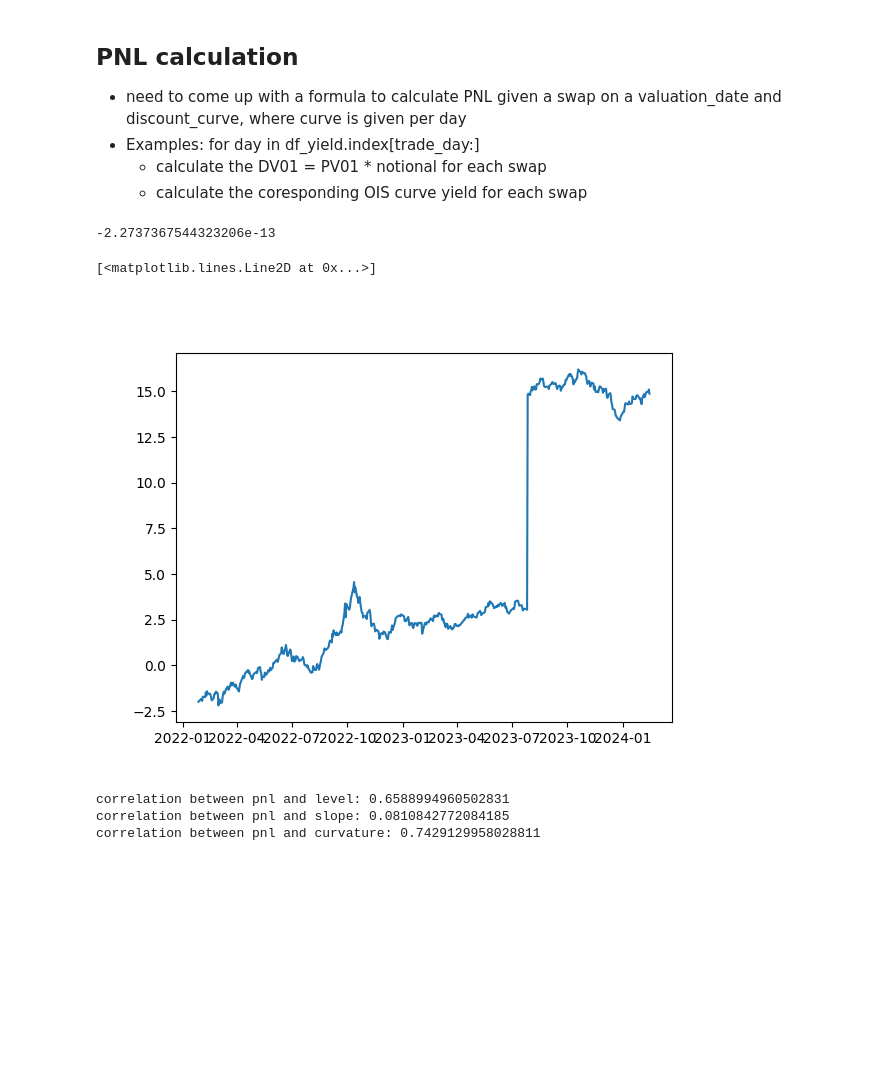
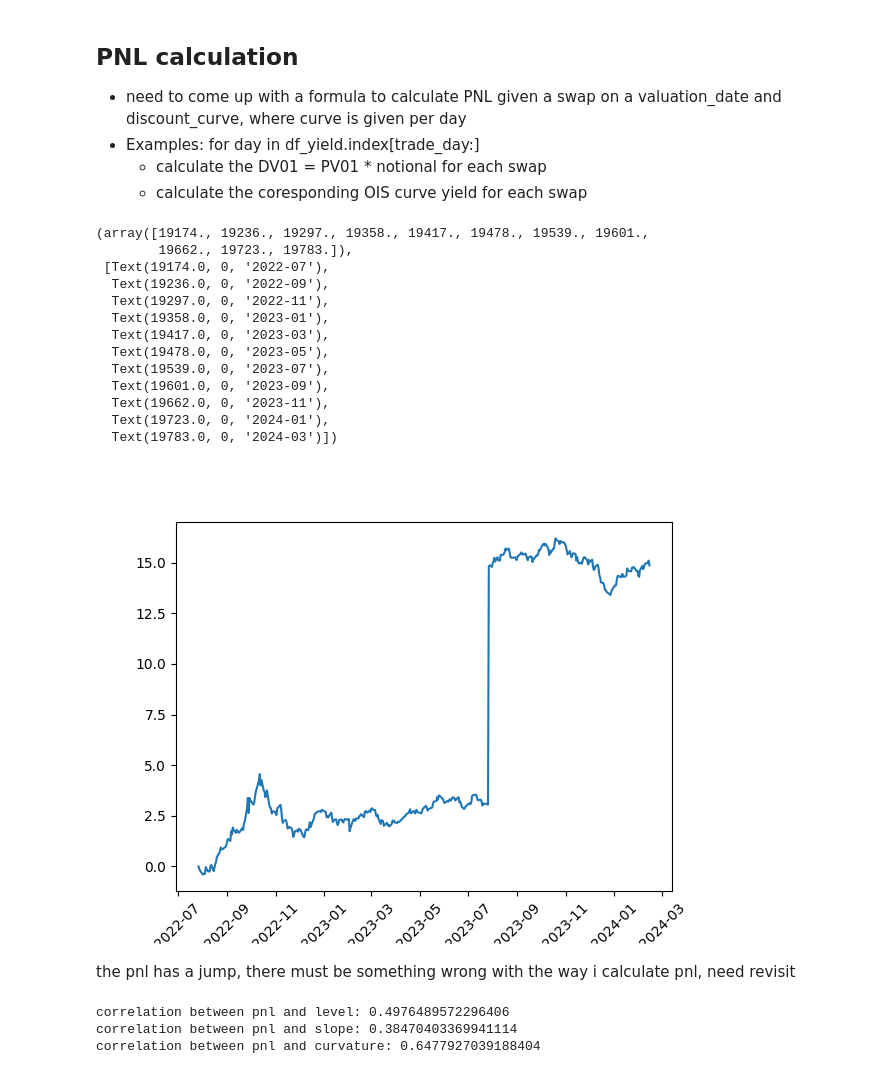
Before and after one commit to QizheCui/PCA_Butterfly_Trading_Strategy, a Jupyter notebook: OISVersion/PCA_Trade.ipynb, the cells around one changed output. Cells and saved outputs as stored; diff of their text form; code cells hidden in the pictures; blank space fills up the shorter version.

```diff
--- a/OISVersion/PCA_Trade.ipynb
+++ b/OISVersion/PCA_Trade.ipynb
@@ -23,6 +23,9 @@ with open('curves.pkl', 'rb') as f:
     curves = pickle.load(f)
 with open('df_yield.pkl', 'rb') as f:
     df_yield = pickle.load(f)
+
+# change df_yield dtype to np.float32
+df_yield = df_yield.astype(np.float32)
 # %% [markdown]
 ## PCA
 - use first 6m of yield curve for PCA
@@ -344,37 +351,55 @@ def value(swap,valuation_date,discount_curve,index_curve):
     fixed_leg_value = swap._fixed_leg.value(valuation_date, discount_curve)
     float_leg_value = swap._float_leg.value(valuation_date, discount_curve, index_curve)
     return fixed_leg_value + float_leg_value
-
-
-value(swap10y,valuation_date,curve,curve)
-# %% [output]
--2.2737367544323206e-13
 # %%
 # calculate PNL series (probably need to change the way we calculate pnl)
+# the trade date is the first date after 6m
+trade_date =  df_yield.index[df_yield.index>end_date][0] # trade from first available date after 6m
+post_trade_dates = df_yield.index[df_yield.index >= trade_date]
 # initialize a pd series with 0 pnl for each date
 trade_to_use = fly_spot_2_5_10
-pnl_series = pd.Series(np.zeros(len(df_yield)),index=df_yield.index)
-for date in df_yield.index:
+pnl_series = pd.Series(np.zeros(len(post_trade_dates)),index=post_trade_dates)
+
+for date in post_trade_dates:
     day, month, year = date.day, date.month, date.year
     new_valuation_date = Date(day, month, year)
     current_curve = curves[date] # the curve on the date
     for swap in trade_to_use.values():
         # add the pnl for each swap
         pnl_series[date] += value(swap,new_valuation_date,current_curve,curve) - value(swap,valuation_date,curve,curve)
         #print(f"date: {date.strftime('%d-%m-%Y')}, pnl: {pnl_series[date]}")
 plt.figure()
 plt.plot(pnl_series)
+plt.xticks(rotation=45)
 # %% [output]
-[<matplotlib.lines.Line2D at 0x...>]
+(array([19174., 19236., 19297., 19358., 19417., 19478., 19539., 19601.,
+        19662., 19723., 19783.]),
+ [Text(19174.0, 0, '2022-07'),
+  Text(19236.0, 0, '2022-09'),
+  Text(19297.0, 0, '2022-11'),
+  Text(19358.0, 0, '2023-01'),
+  Text(19417.0, 0, '2023-03'),
+  Text(19478.0, 0, '2023-05'),
+  Text(19539.0, 0, '2023-07'),
+  Text(19601.0, 0, '2023-09'),
+  Text(19662.0, 0, '2023-11'),
+  Text(19723.0, 0, '2024-01'),
+  Text(19783.0, 0, '2024-03')])
-[figure, old version]
+[figure, new version]
+# %% [markdown]
+the pnl has a jump, there must be something wrong with the way i calculate pnl, need revisit
 # %%
 # correlation between pnl and level
-print(f"correlation between pnl and level: {np.corrcoef(pnl_series, np.array(df_yield[10],dtype = np.float32))[0][1]}")
+print(f"correlation between pnl and level: {np.corrcoef(pnl_series, df_yield.loc[post_trade_dates,10])[0][1]}")
 # correlation between pnl and slope
-print(f"correlation between pnl and slope: {np.corrcoef(pnl_series, np.array(df_yield[10] - df_yield[5],dtype = np.float32))[0][1]}")
+spread_5_10 = df_yield[10] - df_yield[5] # 10y yield - 5y yield
+post_trade_spread = spread_5_10[post_trade_dates]
+print(f"correlation between pnl and slope: {np.corrcoef(pnl_series, post_trade_spread)[0][1]}")
 # correlation between pnl and curvature
-print(f"correlation between pnl and curvature: {np.corrcoef(pnl_series, np.array(df_yield[2] - 2*df_yield[5] + df_yield[10],dtype = np.float32))[0][1]}")
+spread_butterfly = df_yield[2] - 2*df_yield[5] + df_yield[10] # 2s5s10s butterfly
+post_trade_butterfly = spread_butterfly[post_trade_dates]
+print(f"correlation between pnl and curvature: {np.corrcoef(pnl_series, post_trade_butterfly)[0][1]}")
 # %% [output]
-correlation between pnl and level: 0.6588994960502831
-correlation between pnl and slope: 0.0810842772084185
-correlation between pnl and curvature: 0.7429129958028811
+correlation between pnl and level: 0.4976489572296406
+correlation between pnl and slope: 0.38470403369941114
+correlation between pnl and curvature: 0.6477927039188404
```
Also changed, not shown: parts of 5 cells of this notebook.
